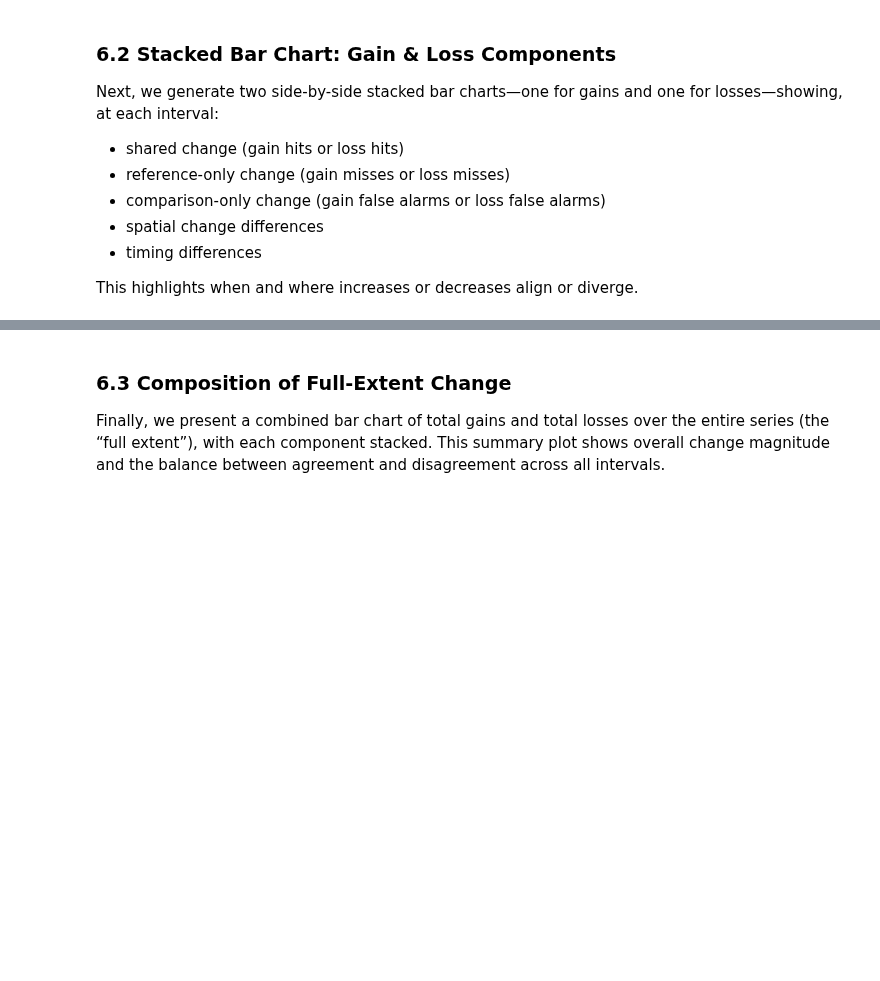
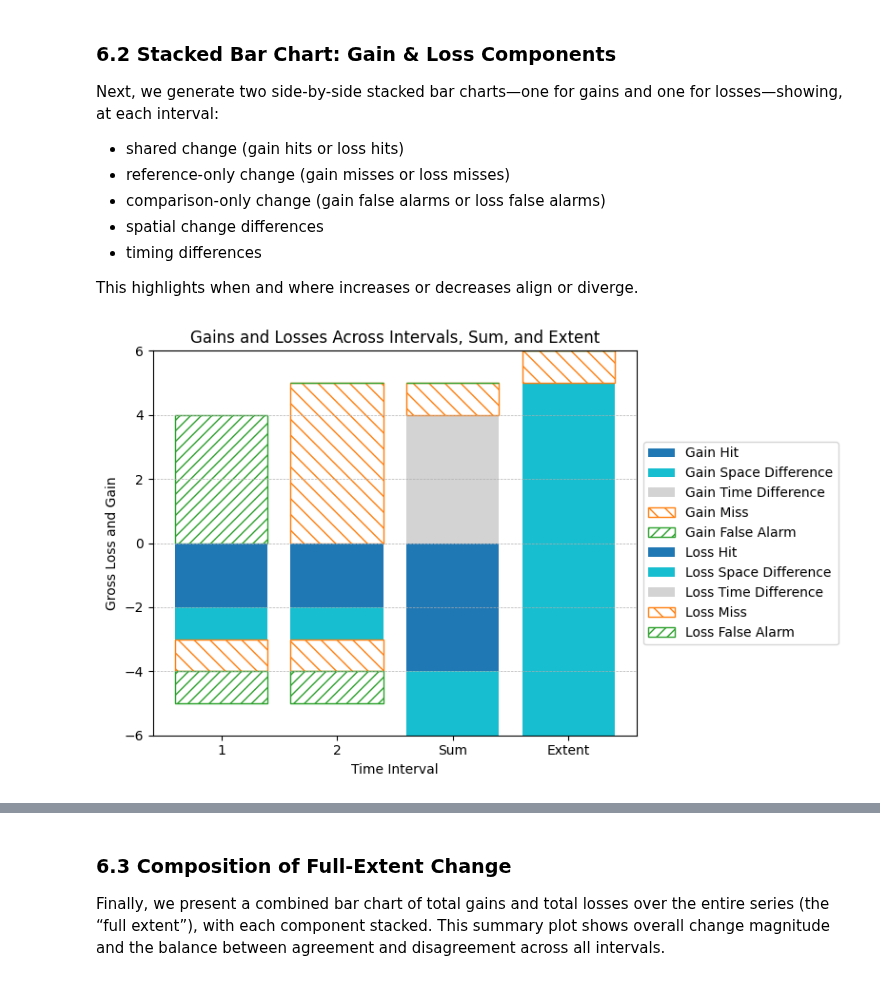
Before and after one commit to antoniovfonseca/compare-time-series, a Jupyter notebook: comparison-time-series1.ipynb, the cells around one changed output, grey strips where cells are left out. Saved outputs shown, nothing was run; the diff lists cells and outputs as text; code cells hidden in the pictures; blank space fills up the shorter version.

```diff
--- a/comparison-time-series1.ipynb
+++ b/comparison-time-series1.ipynb
@@ -896,3 +799,82 @@ Next, we generate two side-by-side stacked bar charts—one for gains and one fo
 - timing differences
 
 This highlights when and where increases or decreases align or diverge.
+# %%
+# Section 6.2: Combined Stacked Bar Chart of Gain & Loss Components with Sum & Extent
+
+import numpy as np
+import matplotlib.pyplot as plt
+
+# Assumes the following 20 variables are defined in the notebook namespace:
+# Interval arrays from Section 4.4:
+#   gain_hit, gain_space_diff, gain_time_diff, gain_miss, gain_false_alarm
+#   loss_hit, loss_space_diff, loss_time_diff, loss_miss, loss_false_alarm
+#
+# Sum‐bar variables from Section 4.5:
+#   sum_gain_hit, sum_gain_space_diff, sum_gain_time_diff, sum_gain_miss, sum_gain_false_alarm
+#   sum_loss_hit, sum_loss_space_diff, sum_loss_time_diff, sum_loss_miss, sum_loss_false_alarm
+#
+# Extent‐bar variables from Section 4.5:
+#   extent_gain_hit, extent_gain_space_diff, extent_gain_time_diff, extent_gain_miss, extent_gain_false_alarm
+#   extent_loss_hit, extent_loss_space_diff, extent_loss_time_diff, extent_loss_miss, extent_loss_false_alarm
+
+# 1) Assemble full 4‐element arrays: [Interval1, Interval2, Sum, Extent]
+gain_hit_all        = np.concatenate([gain_hit,        [sum_gain_hit,        extent_gain_hit       ]])
+gain_space_all      = np.concatenate([gain_space_diff, [sum_gain_space_diff, extent_gain_space_diff]])
+gain_time_all       = np.concatenate([gain_time_diff,  [sum_gain_time_diff,  extent_gain_time_diff ]])
+gain_miss_all       = np.concatenate([gain_miss,       [sum_gain_miss,       extent_gain_miss      ]])
+gain_false_all      = np.concatenate([gain_false_alarm,[sum_gain_false_alarm,extent_gain_false_alarm]])
+
+loss_hit_all        = np.concatenate([loss_hit,        [sum_loss_hit,        extent_loss_hit       ]])
+loss_space_all      = np.concatenate([loss_space_diff, [sum_loss_space_diff, extent_loss_space_diff]])
+loss_time_all       = np.concatenate([loss_time_diff,  [sum_loss_time_diff,  extent_loss_time_diff ]])
+loss_miss_all       = np.concatenate([loss_miss,       [sum_loss_miss,       extent_loss_miss      ]])
+loss_false_all      = np.concatenate([loss_false_alarm,[sum_loss_false_alarm,extent_loss_false_alarm]])
+
+# 2) Define x positions and labels
+categories = ['1', '2', 'Sum', 'Extent']
+x = np.arange(len(categories))
+
+# 3) Plot
+fig, ax = plt.subplots(figsize=(8, 5))
+
+# Gains above x-axis
+bottom = np.zeros_like(gain_hit_all)
+ax.bar(x, gain_hit_all,   bottom=bottom, label='Gain Hit',              color='tab:blue')
+bottom += gain_hit_all
+ax.bar(x, gain_space_all, bottom=bottom, label='Gain Space Difference',  color='tab:cyan')
+bottom += gain_space_all
+ax.bar(x, gain_time_all,  bottom=bottom, label='Gain Time Difference',   color='lightgray')
+bottom += gain_time_all
+ax.bar(x, gain_miss_all,  bottom=bottom, label='Gain Miss',              facecolor='white', edgecolor='tab:orange', hatch='\\\\')
+bottom += gain_miss_all
+ax.bar(x, gain_false_all, bottom=bottom, label='Gain False Alarm',       facecolor='white', edgecolor='tab:green',  hatch='///')
+
+# Losses below x-axis
+bottom = np.zeros_like(loss_hit_all)
+ax.bar(x, -loss_hit_all,   bottom=bottom, label='Loss Hit',              color='tab:blue')
+bottom -= loss_hit_all
+ax.bar(x, -loss_space_all, bottom=bottom, label='Loss Space Difference',  color='tab:cyan')
+bottom -= loss_space_all
+ax.bar(x, -loss_time_all,  bottom=bottom, label='Loss Time Difference',   color='lightgray')
+bottom -= loss_time_all
+ax.bar(x, -loss_miss_all,  bottom=bottom, label='Loss Miss',              facecolor='white', edgecolor='tab:orange', hatch='\\\\')
+bottom -= loss_miss_all
+ax.bar(x, -loss_false_all, bottom=bottom, label='Loss False Alarm',       facecolor='white', edgecolor='tab:green',  hatch='///')
+
+# 4) Formatting
+ax.set_xticks(x)
+ax.set_xticklabels(categories)
+ax.set_xlabel('Time Interval')
+ax.set_ylabel('Gross Loss and Gain')
+ax.set_title('Gains and Losses Across Intervals, Sum, and Extent')
+ax.grid(axis='y', linestyle='--', linewidth=0.5)
+ax.set_ylim(-6, 6)
+
+# 5) Legend outside to the right
+ax.legend(loc='center left', bbox_to_anchor=(1, 0.5))
+
+plt.tight_layout()
+plt.show()
+# %% [output]
+[figure, added]
```
Also changed, not shown: parts of 17 cells of this notebook.
